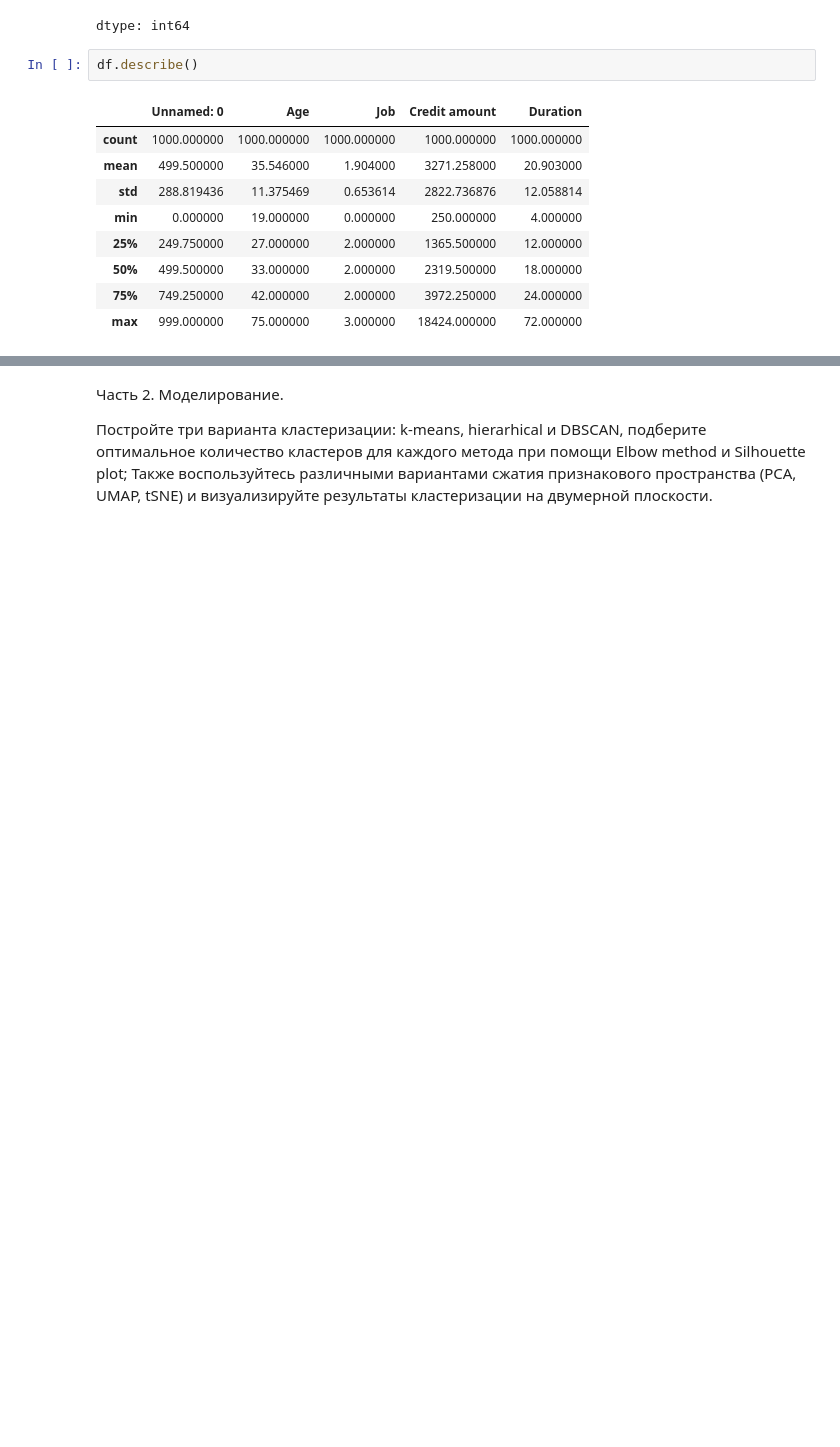
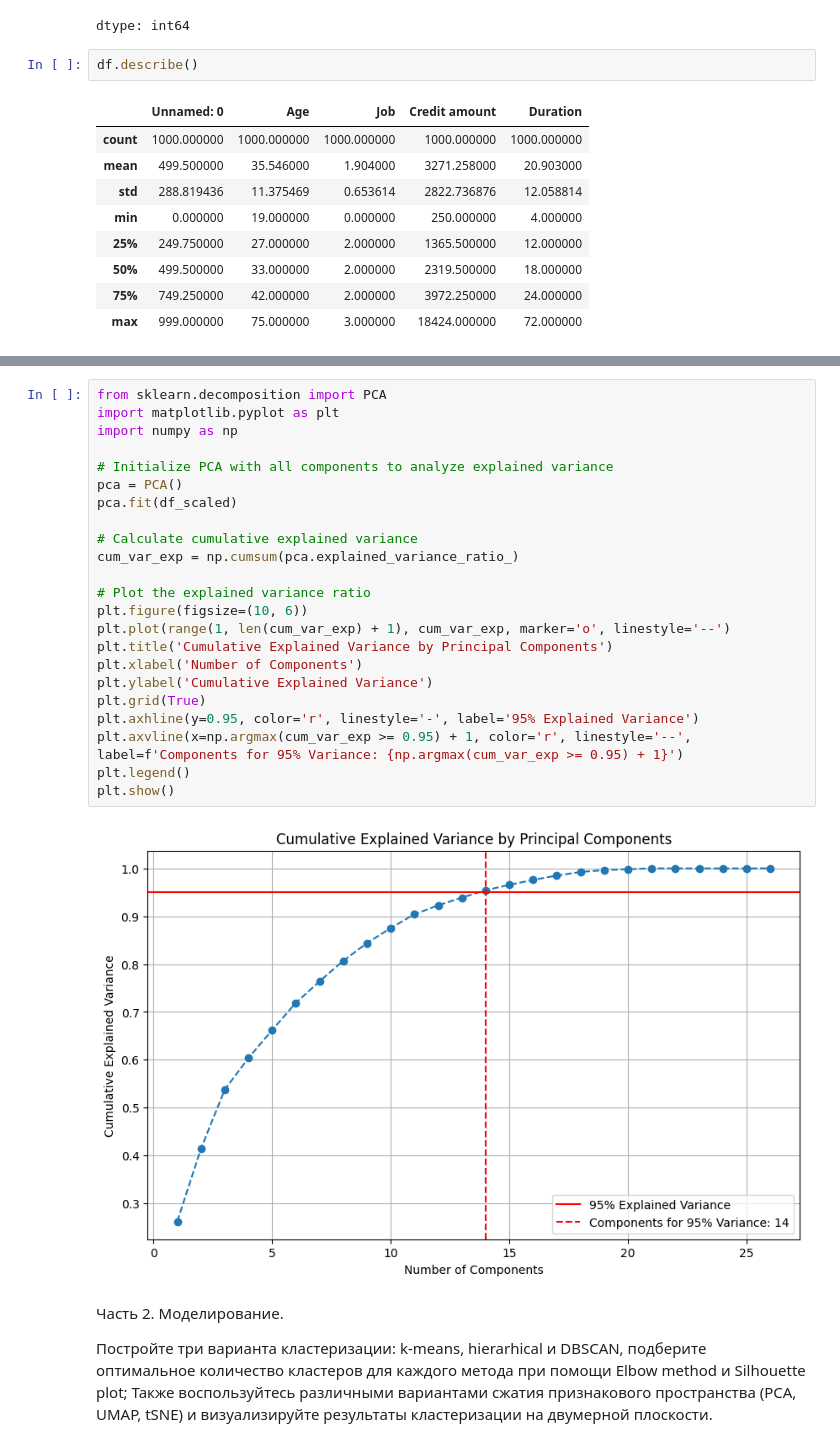
Before and after one commit to Evans-Sense/pet, a Jupyter notebook: Hometask2.ipynb, the cells around one changed output, grey strips where cells are left out. Cells and saved outputs as stored; diff of their text form; blank space fills up the shorter version.

```diff
--- a/Hometask2.ipynb
+++ b/Hometask2.ipynb
@@ -127,3 +229,28 @@ df.describe()
+# %%
+from sklearn.decomposition import PCA
+import matplotlib.pyplot as plt
+import numpy as np
+
+# Initialize PCA with all components to analyze explained variance
+pca = PCA()
+pca.fit(df_scaled)
+
+# Calculate cumulative explained variance
+cum_var_exp = np.cumsum(pca.explained_variance_ratio_)
+
+# Plot the explained variance ratio
+plt.figure(figsize=(10, 6))
+plt.plot(range(1, len(cum_var_exp) + 1), cum_var_exp, marker='o', linestyle='--')
+plt.title('Cumulative Explained Variance by Principal Components')
+plt.xlabel('Number of Components')
+plt.ylabel('Cumulative Explained Variance')
+plt.grid(True)
+plt.axhline(y=0.95, color='r', linestyle='-', label='95% Explained Variance')
+plt.axvline(x=np.argmax(cum_var_exp >= 0.95) + 1, color='r', linestyle='--', label=f'Components for 95% Variance: {np.argmax(cum_var_exp >= 0.95) + 1}')
+plt.legend()
+plt.show()
+# %% [output]
+[figure, added]
 # %% [markdown]
 
 Часть 2. Моделирование.
```
Also changed, not shown: parts of 30 cells of this notebook.
